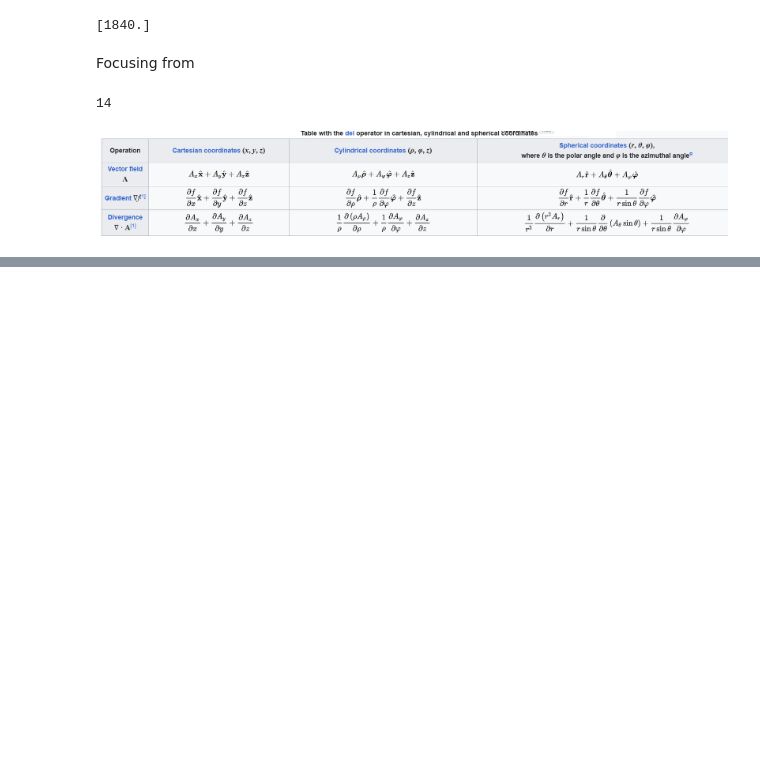
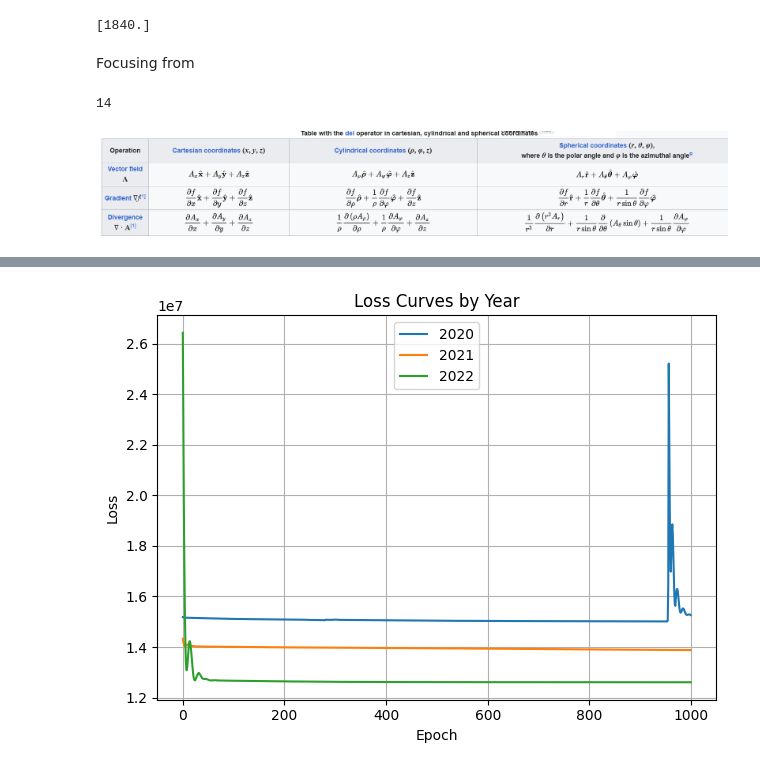
Before and after one commit to Farii01/Internship_PINN_work, a Jupyter notebook: PINN2.ipynb, the cells around one changed output, grey strips where cells are left out. Saved outputs shown, nothing was run; the diff lists cells and outputs as text; code cells hidden in the pictures; blank space fills up the shorter version.

```diff
--- a/PINN2.ipynb
+++ b/PINN2.ipynb
@@ -147,6 +147,7 @@ class CoreFlowPINN(nn.Module):
 # %%
 find_years = range(2020, 2026)
 years = pygeo.getQuantity(model_name, "times")
+
 '''
 pygeo.selectFromMeasure(
  modelName="CHAOS",
@@ -158,10 +159,13 @@ pygeo.selectFromMeasure(
  }
 )
 '''
+
+loss_history_by_year = {}
+
 for year in find_years:
     if year in years:
 
-#fetching magnetic field of my specified time range
+        #fetching magnetic field of my specified time range
         mf_grid = pygeo.selectFromMeasure(
             modelName=model_name,
             measure=MF,
@@ -193,8 +197,10 @@ for year in find_years:
         model = CoreFlowPINN()
         optimizer = torch.optim.Adam(model.parameters(), lr=0.001)
 
+        loss_history = []
+
         # Training loop
-        for epoch in range(11):
+        for epoch in range(1000):
             optimizer.zero_grad()
 
             # Predict u_theta and u_phi using the PINN
@@ -202,12 +208,9 @@ for year in find_years:
             u_theta = u_pred[:, 0:1]
             u_phi   = u_pred[:, 1:2]
 
-
-
             # to calculate divergence according to image above
-
             q_theta = u_theta * Br #A theta
-            q_phi   = u_phi * Br # A phi
+            q_phi   = u_phi * Br   # A phi
 
             q_theta_sin = q_theta * torch.sin(theta)
 
@@ -227,9 +230,6 @@ for year in find_years:
                 dq_theta_sin_dtheta + dq_phi_dphi
             )
 
-
-
-
             # testing
             residual = dBr_dt + divergence
             loss = torch.mean(residual ** 2)
@@ -237,7 +237,11 @@ for year in find_years:
             loss.backward()
             optimizer.step()
 
+            loss_history.append(loss.item())
+
             print(f"{year} : Epoch {epoch} --- Loss {loss.item():.6f}")
+
+        loss_history_by_year[year] = loss_history
 
     else:
         print(f"\nNo data available for year {year}")
@@ -259,3 +263,18 @@ Data loaded for year 2020
 No data available for year 2024
 
 No data available for year 2025
+# %%
+import matplotlib.pyplot as plt
+
+for year, losses in loss_history_by_year.items():
+    plt.plot(losses, label=f"{year}")
+
+plt.xlabel("Epoch")
+plt.ylabel("Loss")
+plt.title("Loss Curves by Year")
+plt.legend()
+plt.grid(True)
+plt.tight_layout()
+plt.show()
+# %% [output]
+[figure, added]
```
Also changed, not shown: parts of 2 cells of this notebook.
